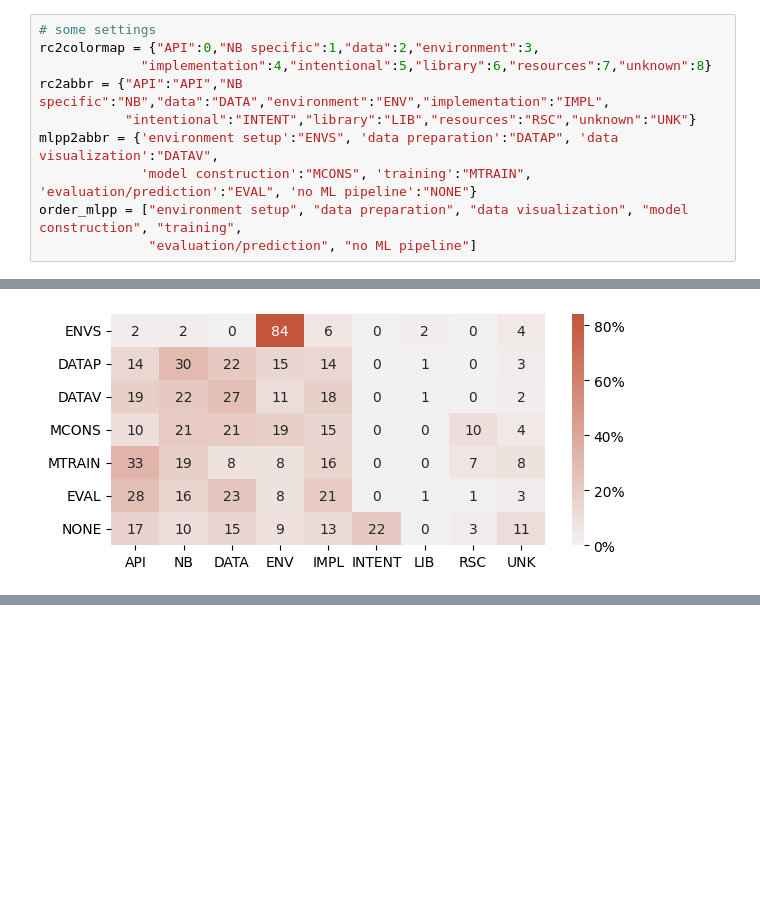
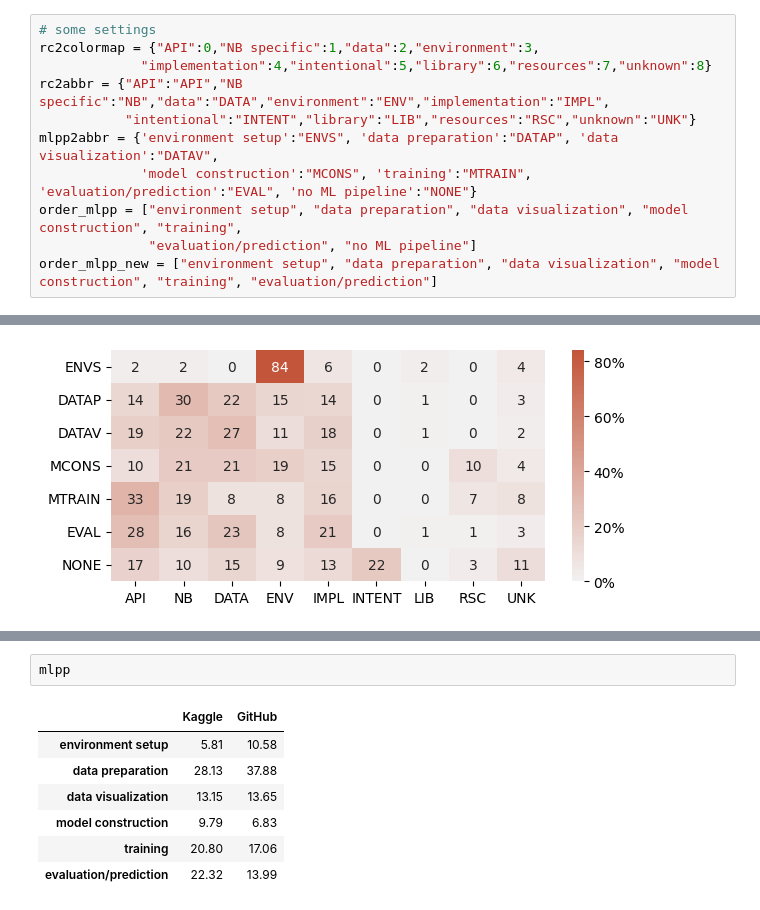
Before and after one commit to PELAB-LiU/jupyter_nbs_empirical, a Jupyter notebook: notebook_error_analysis-manual_labels_plots_rqs.ipynb, the cells around one changed output, grey strips where cells are left out. Saved outputs shown, nothing was run; the diff lists cells and outputs as text; blank space fills up the shorter version.

```diff
--- a/notebook_error_analysis-manual_labels_plots_rqs.ipynb
+++ b/notebook_error_analysis-manual_labels_plots_rqs.ipynb
@@ -170,6 +169,7 @@ mlpp2abbr = {'environment setup':"ENVS", 'data preparation':"DATAP", 'data visua
              'model construction':"MCONS", 'training':"MTRAIN", 'evaluation/prediction':"EVAL", 'no ML pipeline':"NONE"}
 order_mlpp = ["environment setup", "data preparation", "data visualization", "model construction", "training",
               "evaluation/prediction", "no ML pipeline"]
+order_mlpp_new = ["environment setup", "data preparation", "data visualization", "model construction", "training", "evaluation/prediction"]
 # %% [markdown]
 ### rq1: What are the prevalent exception types and root causes in ML/data science notebooks?
 # %%
@@ -894,0 +913,10 @@ plt.show()
+# %%
+mlpp
+# %% [output]
+|  | Kaggle | GitHub |
+| environment setup | 5.81 | 10.58 |
+| data preparation | 28.13 | 37.88 |
+| data visualization | 13.15 | 13.65 |
+| model construction | 9.79 | 6.83 |
+| training | 20.80 | 17.06 |
+| evaluation/prediction | 22.32 | 13.99 |
```
Also changed, not shown: parts of 11 cells of this notebook, 1 other file.
